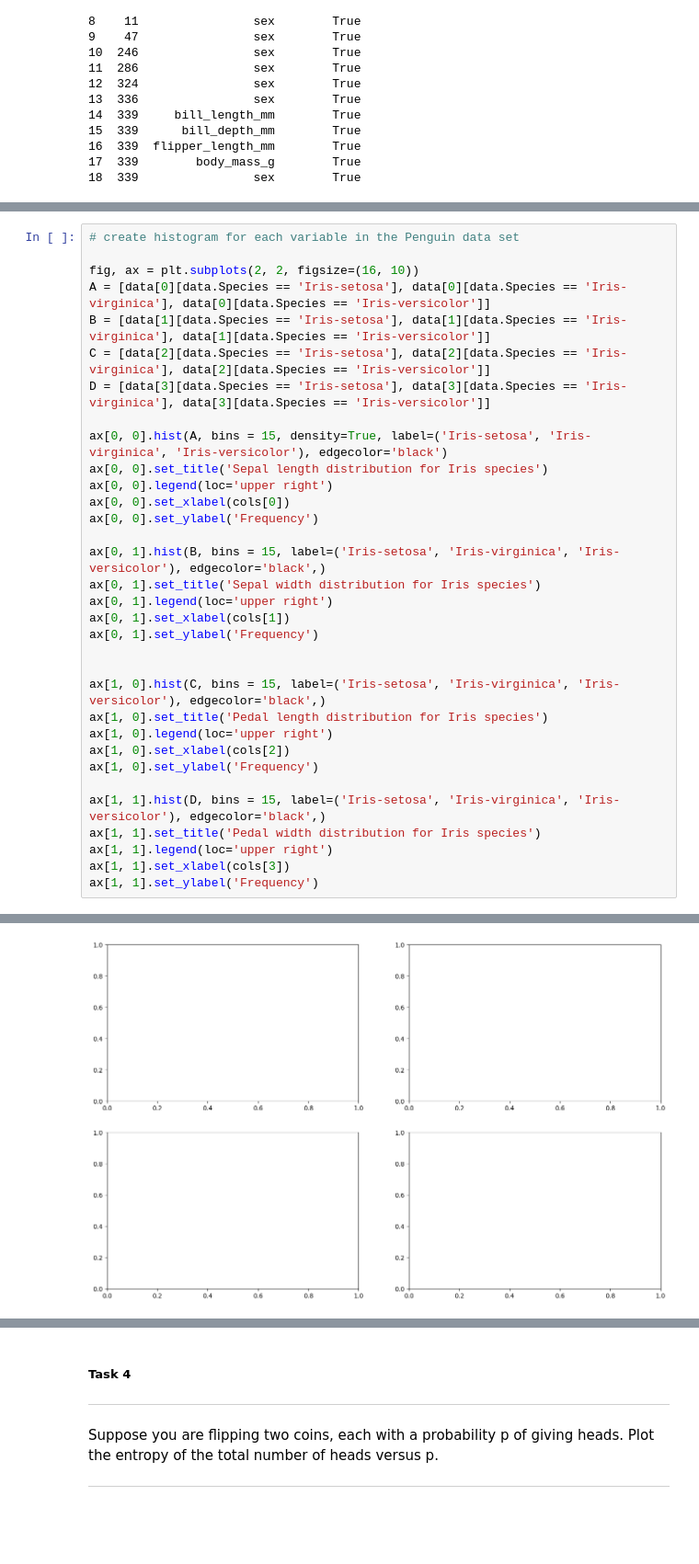
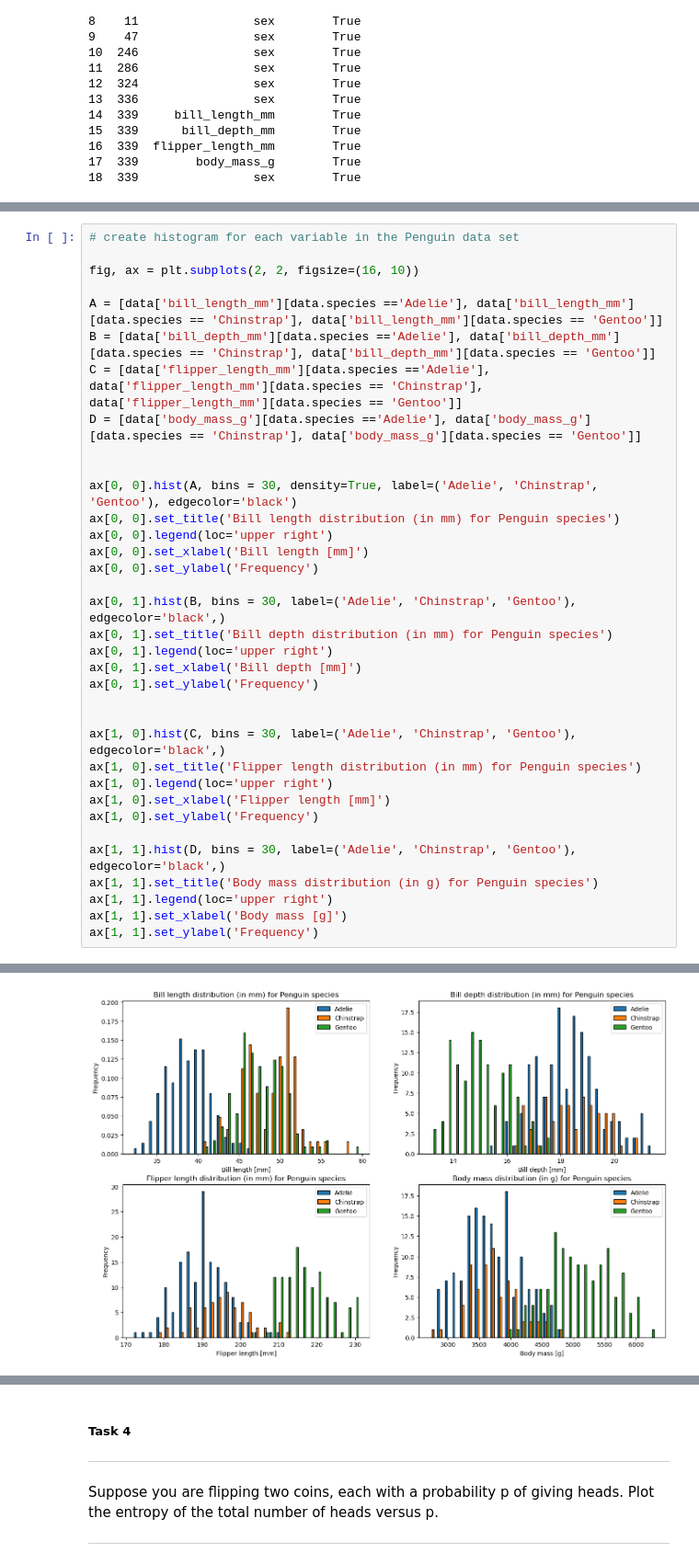
Before and after one commit to shanekeenan/fundamentals_of_data_analysis, a Jupyter notebook: tasks.ipynb, the cells around one changed output, grey strips where cells are left out. Shown at 92% size. Saved outputs shown, nothing was run; the diff lists cells and outputs as text; blank space fills up the shorter version.

Commit message:
Completed task 3... i definitely went overboard with plotting histograms!

```diff
--- a/tasks.ipynb
+++ b/tasks.ipynb
@@ -233,33 +227,35 @@ is the most appropriate to model the variable.
 # create histogram for each variable in the Penguin data set
 
 fig, ax = plt.subplots(2, 2, figsize=(16, 10))
-A = [data[0][data.Species == 'Iris-setosa'], data[0][data.Species == 'Iris-virginica'], data[0][data.Species == 'Iris-versicolor']]
-B = [data[1][data.Species == 'Iris-setosa'], data[1][data.Species == 'Iris-virginica'], data[1][data.Species == 'Iris-versicolor']]
-C = [data[2][data.Species == 'Iris-setosa'], data[2][data.Species == 'Iris-virginica'], data[2][data.Species == 'Iris-versicolor']]
-D = [data[3][data.Species == 'Iris-setosa'], data[3][data.Species == 'Iris-virginica'], data[3][data.Species == 'Iris-versicolor']]
 
-ax[0, 0].hist(A, bins = 15, density=True, label=('Iris-setosa', 'Iris-virginica', 'Iris-versicolor'), edgecolor='black')
-ax[0, 0].set_title('Sepal length distribution for Iris species')
+A = [data['bill_length_mm'][data.species =='Adelie'], data['bill_length_mm'][data.species == 'Chinstrap'], data['bill_length_mm'][data.species == 'Gentoo']]
+B = [data['bill_depth_mm'][data.species =='Adelie'], data['bill_depth_mm'][data.species == 'Chinstrap'], data['bill_depth_mm'][data.species == 'Gentoo']]
+C = [data['flipper_length_mm'][data.species =='Adelie'], data['flipper_length_mm'][data.species == 'Chinstrap'], data['flipper_length_mm'][data.species == 'Gentoo']]
+D = [data['body_mass_g'][data.species =='Adelie'], data['body_mass_g'][data.species == 'Chinstrap'], data['body_mass_g'][data.species == 'Gentoo']]
+
+
+ax[0, 0].hist(A, bins = 30, density=True, label=('Adelie', 'Chinstrap', 'Gentoo'), edgecolor='black')
+ax[0, 0].set_title('Bill length distribution (in mm) for Penguin species')
 ax[0, 0].legend(loc='upper right')
-ax[0, 0].set_xlabel(cols[0])
+ax[0, 0].set_xlabel('Bill length [mm]')
 ax[0, 0].set_ylabel('Frequency')
 
-ax[0, 1].hist(B, bins = 15, label=('Iris-setosa', 'Iris-virginica', 'Iris-versicolor'), edgecolor='black',)
-ax[0, 1].set_title('Sepal width distribution for Iris species')
+ax[0, 1].hist(B, bins = 30, label=('Adelie', 'Chinstrap', 'Gentoo'), edgecolor='black',)
+ax[0, 1].set_title('Bill depth distribution (in mm) for Penguin species')
 ax[0, 1].legend(loc='upper right')
-ax[0, 1].set_xlabel(cols[1])
+ax[0, 1].set_xlabel('Bill depth [mm]')
 ax[0, 1].set_ylabel('Frequency')
 
 
-ax[1, 0].hist(C, bins = 15, label=('Iris-setosa', 'Iris-virginica', 'Iris-versicolor'), edgecolor='black',)
-ax[1, 0].set_title('Pedal length distribution for Iris species')
+ax[1, 0].hist(C, bins = 30, label=('Adelie', 'Chinstrap', 'Gentoo'), edgecolor='black',)
+ax[1, 0].set_title('Flipper length distribution (in mm) for Penguin species')
 ax[1, 0].legend(loc='upper right')
-ax[1, 0].set_xlabel(cols[2])
+ax[1, 0].set_xlabel('Flipper length [mm]')
 ax[1, 0].set_ylabel('Frequency')
 
-ax[1, 1].hist(D, bins = 15, label=('Iris-setosa', 'Iris-virginica', 'Iris-versicolor'), edgecolor='black',)
-ax[1, 1].set_title('Pedal width distribution for Iris species')
+ax[1, 1].hist(D, bins = 30, label=('Adelie', 'Chinstrap', 'Gentoo'), edgecolor='black',)
+ax[1, 1].set_title('Body mass distribution (in g) for Penguin species')
 ax[1, 1].legend(loc='upper right')
-ax[1, 1].set_xlabel(cols[3])
+ax[1, 1].set_xlabel('Body mass [g]')
 ax[1, 1].set_ylabel('Frequency')
 # %% [output]
@@ -267 +263 @@ KeyError: 0
-[figure, old version]
+[figure, new version]
```
Also changed, not shown: parts of 36 cells of this notebook.
